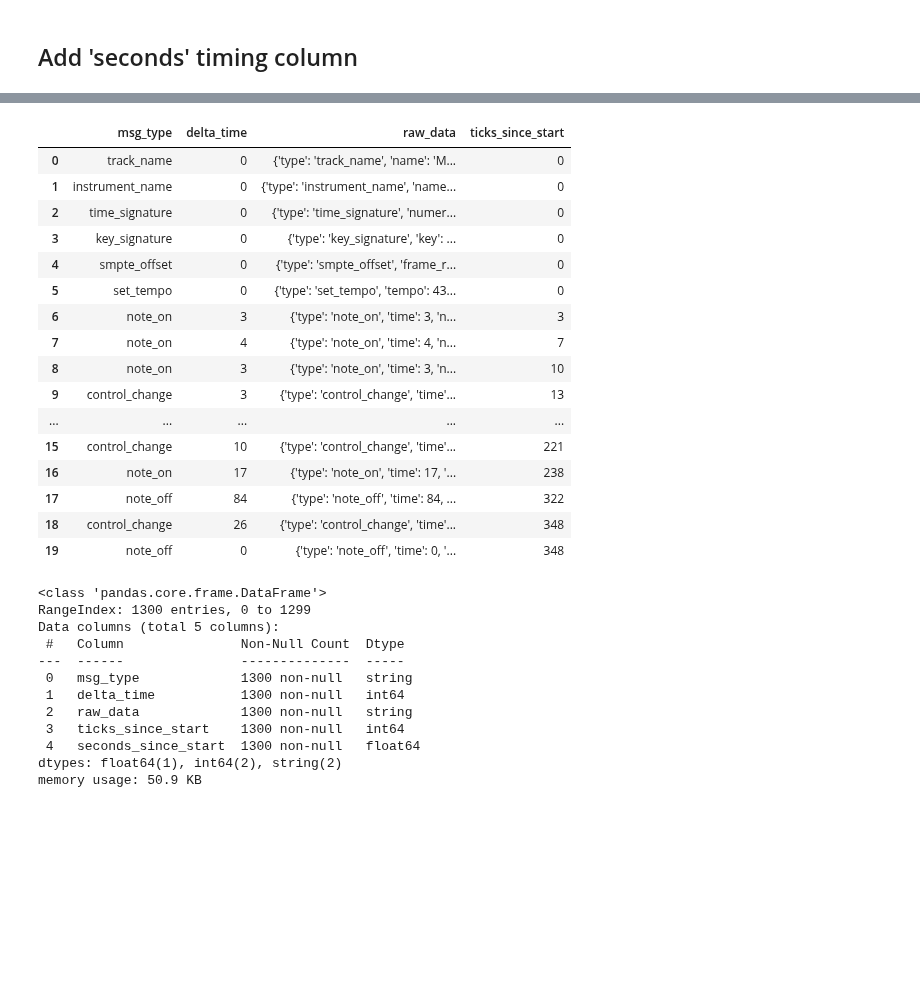
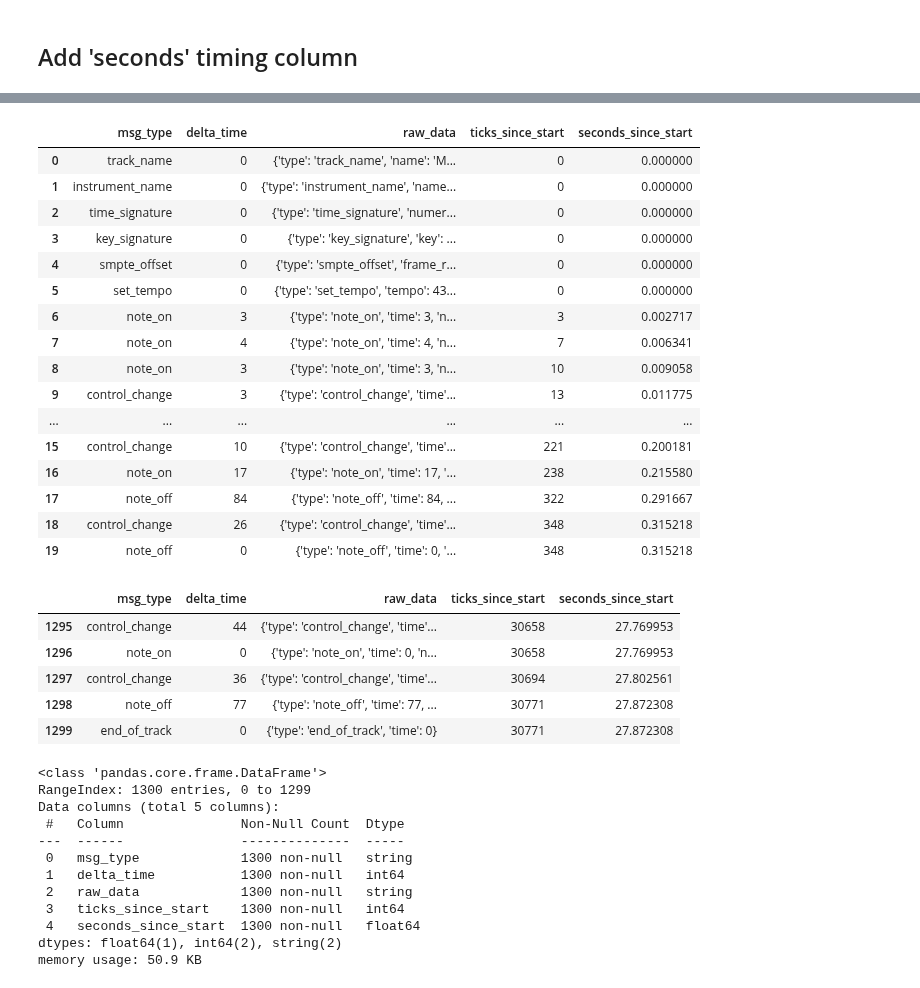
Before and after one commit to curtiscu/LYIT, a Jupyter notebook: LYIT_Diss_MIDI_Mido_1.ipynb, the cells around one changed output, grey strips where cells are left out. Drawn from its saved outputs; the diff is of its cells as text; code cells hidden in the pictures; blank space fills up the shorter version.

```diff
--- a/LYIT_Diss_MIDI_Mido_1.ipynb
+++ b/LYIT_Diss_MIDI_Mido_1.ipynb
@@ -507,6 +507,7 @@ WE HAVE A MATCH!! the calculations using ticks are valid.
 # quick review, see where we're at...
 df_midi_1.info()
 df_midi_1.head(20)
+df_midi_1.tail()
 # %% [output]
 <class 'pandas.core.frame.DataFrame'>
 RangeIndex: 1300 entries, 0 to 1299
@@ -522,20 +524,26 @@ memory usage: 40.8 KB
-|  | msg_type | delta_time | raw_data | ticks_since_start |
-| 0 | track_name | 0 | {'type': 'track_name', 'name': 'M... | 0 |
-| 1 | instrument_name | 0 | {'type': 'instrument_name', 'name... | 0 |
-| 2 | time_signature | 0 | {'type': 'time_signature', 'numer... | 0 |
-| 3 | key_signature | 0 | {'type': 'key_signature', 'key': ... | 0 |
-| 4 | smpte_offset | 0 | {'type': 'smpte_offset', 'frame_r... | 0 |
-| 5 | set_tempo | 0 | {'type': 'set_tempo', 'tempo': 43... | 0 |
-| 6 | note_on | 3 | {'type': 'note_on', 'time': 3, 'n... | 3 |
-| 7 | note_on | 4 | {'type': 'note_on', 'time': 4, 'n... | 7 |
-| 8 | note_on | 3 | {'type': 'note_on', 'time': 3, 'n... | 10 |
-| 9 | control_change | 3 | {'type': 'control_change', 'time'... | 13 |
-| ... | ... | ... | ... | ... |
-| 15 | control_change | 10 | {'type': 'control_change', 'time'... | 221 |
-| 16 | note_on | 17 | {'type': 'note_on', 'time': 17, '... | 238 |
-| 17 | note_off | 84 | {'type': 'note_off', 'time': 84, ... | 322 |
-| 18 | control_change | 26 | {'type': 'control_change', 'time'... | 348 |
-| 19 | note_off | 0 | {'type': 'note_off', 'time': 0, '... | 348 |
+|  | msg_type | delta_time | raw_data | ticks_since_start | seconds_since_start |
+| 0 | track_name | 0 | {'type': 'track_name', 'name': 'M... | 0 | 0.000000 |
+| 1 | instrument_name | 0 | {'type': 'instrument_name', 'name... | 0 | 0.000000 |
+| 2 | time_signature | 0 | {'type': 'time_signature', 'numer... | 0 | 0.000000 |
+| 3 | key_signature | 0 | {'type': 'key_signature', 'key': ... | 0 | 0.000000 |
+| 4 | smpte_offset | 0 | {'type': 'smpte_offset', 'frame_r... | 0 | 0.000000 |
+| 5 | set_tempo | 0 | {'type': 'set_tempo', 'tempo': 43... | 0 | 0.000000 |
+| 6 | note_on | 3 | {'type': 'note_on', 'time': 3, 'n... | 3 | 0.002717 |
+| 7 | note_on | 4 | {'type': 'note_on', 'time': 4, 'n... | 7 | 0.006341 |
+| 8 | note_on | 3 | {'type': 'note_on', 'time': 3, 'n... | 10 | 0.009058 |
+| 9 | control_change | 3 | {'type': 'control_change', 'time'... | 13 | 0.011775 |
+| ... | ... | ... | ... | ... | ... |
+| 15 | control_change | 10 | {'type': 'control_change', 'time'... | 221 | 0.200181 |
+| 16 | note_on | 17 | {'type': 'note_on', 'time': 17, '... | 238 | 0.215580 |
+| 17 | note_off | 84 | {'type': 'note_off', 'time': 84, ... | 322 | 0.291667 |
+| 18 | control_change | 26 | {'type': 'control_change', 'time'... | 348 | 0.315218 |
+| 19 | note_off | 0 | {'type': 'note_off', 'time': 0, '... | 348 | 0.315218 |
+|  | msg_type | delta_time | raw_data | ticks_since_start | seconds_since_start |
+| 1295 | control_change | 44 | {'type': 'control_change', 'time'... | 30658 | 27.769953 |
+| 1296 | note_on | 0 | {'type': 'note_on', 'time': 0, 'n... | 30658 | 27.769953 |
+| 1297 | control_change | 36 | {'type': 'control_change', 'time'... | 30694 | 27.802561 |
+| 1298 | note_off | 77 | {'type': 'note_off', 'time': 77, ... | 30771 | 27.872308 |
+| 1299 | end_of_track | 0 | {'type': 'end_of_track', 'time': 0} | 30771 | 27.872308 |
 # %%
 def addSecondsCol(row):
   #print('working on: {}'.format(row))
```
Also changed, not shown: parts of 2 cells of this notebook.
